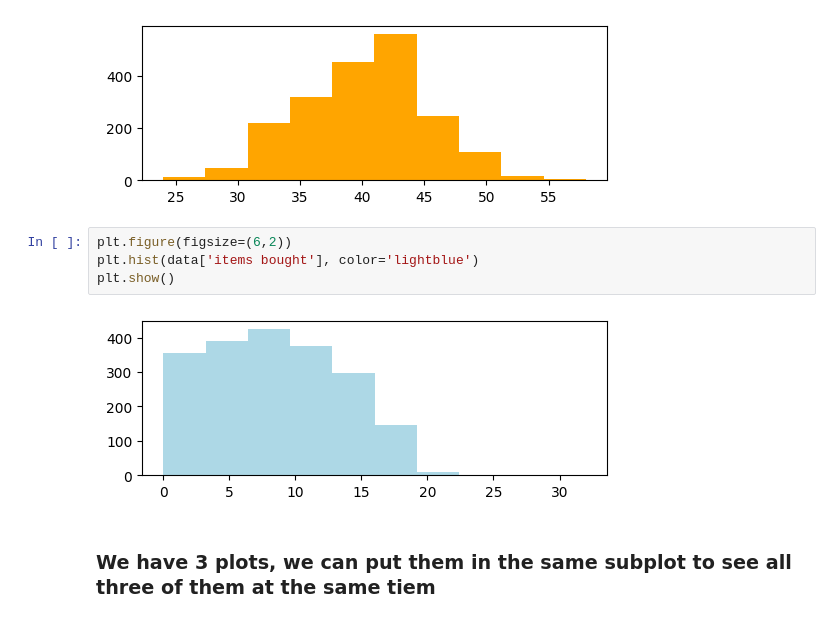
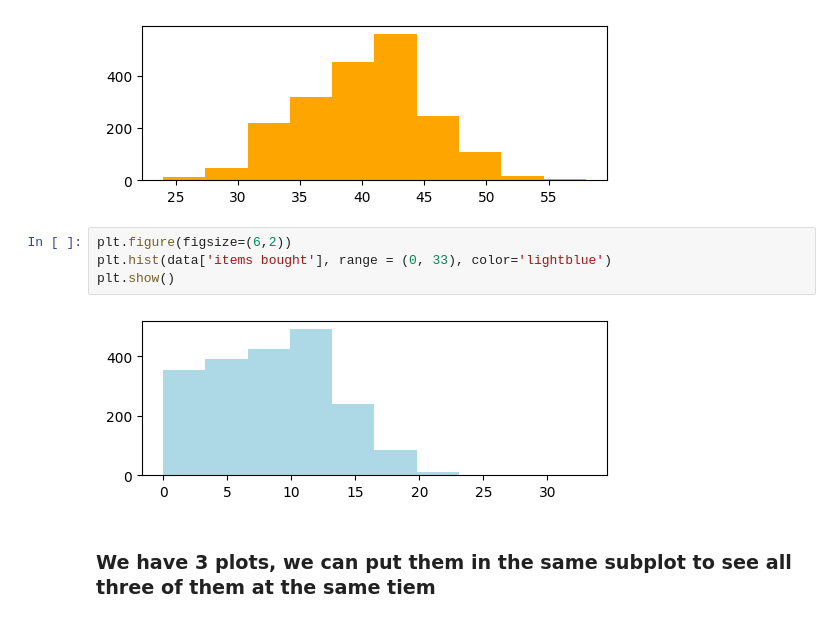
Before and after one commit to maramgueye/datascience_with_python, a Jupyter notebook: Final_Assessment_Gueye_Maram_studentID.ipynb, the cells around one changed output. Saved outputs shown, nothing was run; the diff lists cells and outputs as text.

```diff
--- a/Final_Assessment_Gueye_Maram_studentID.ipynb
+++ b/Final_Assessment_Gueye_Maram_studentID.ipynb
@@ -192,10 +207,10 @@ plt.show()
 [figure]
 # %%
 plt.figure(figsize=(6,2))
-plt.hist(data['items bought'], color='lightblue')
+plt.hist(data['items bought'], range = (0, 33), color='lightblue')
 plt.show()
 # %% [output]
-[figure, old version]
+[figure, new version]
 # %% [markdown]
 ### We have 3 plots, we can put them in the same subplot to see all three of them at the same tiem
 # %%
```
Also changed, not shown: parts of 33 cells of this notebook.
